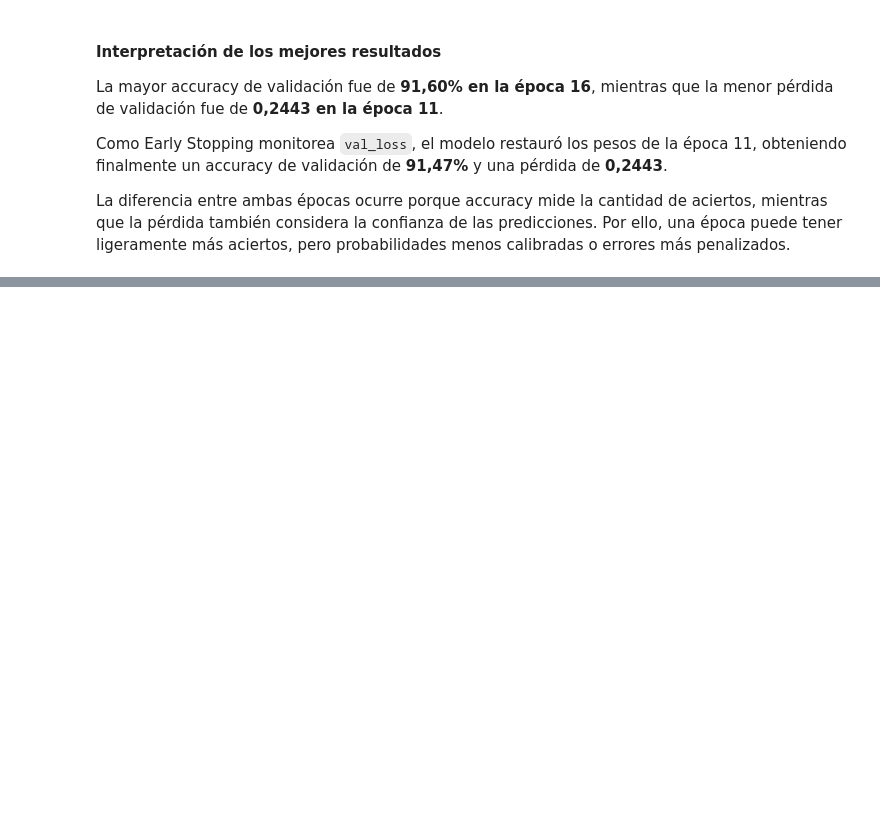
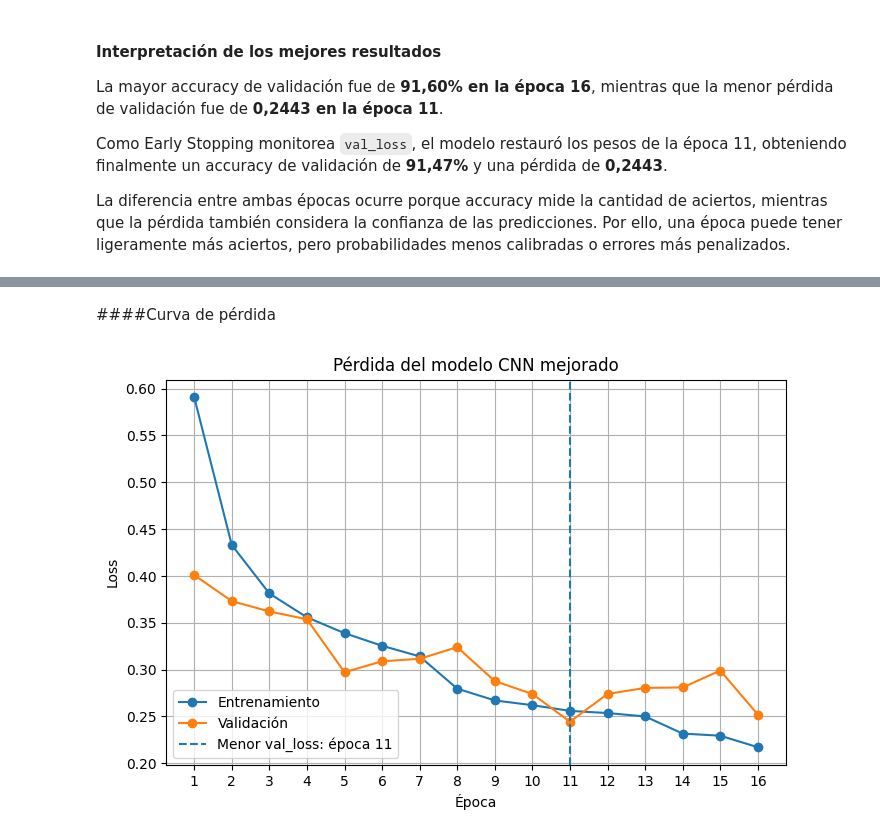
Before and after one commit to Francheskacisterna/Evaluacion_n1, a Jupyter notebook: Examen_Final.ipynb, the cells around one changed output, grey strips where cells are left out. Saved outputs shown, nothing was run; the diff lists cells and outputs as text; code cells hidden in the pictures; blank space fills up the shorter version.

```diff
--- a/Examen_Final.ipynb
+++ b/Examen_Final.ipynb
@@ -1072,0 +1122,35 @@ La diferencia entre ambas épocas ocurre porque accuracy mide la cantidad de aci
+# %% [markdown]
+####Curva de pérdida
+# %%
+# Curva de pérdida
+plt.figure(figsize=(8, 5))
+
+plt.plot(
+    epocas_cnn,
+    history_cnn.history["loss"],
+    marker="o",
+    label="Entrenamiento"
+)
+
+plt.plot(
+    epocas_cnn,
+    history_cnn.history["val_loss"],
+    marker="o",
+    label="Validación"
+)
+
+plt.axvline(
+    x=mejor_epoca_loss_cnn,
+    linestyle="--",
+    label=f"Menor val_loss: época {mejor_epoca_loss_cnn}"
+)
+
+plt.title("Pérdida del modelo CNN mejorado")
+plt.xlabel("Época")
+plt.ylabel("Loss")
+plt.xticks(epocas_cnn)
+plt.legend()
+plt.grid(True)
+plt.show()
+# %% [output]
+[figure, added]
```
Also changed, not shown: parts of 42 cells of this notebook.
